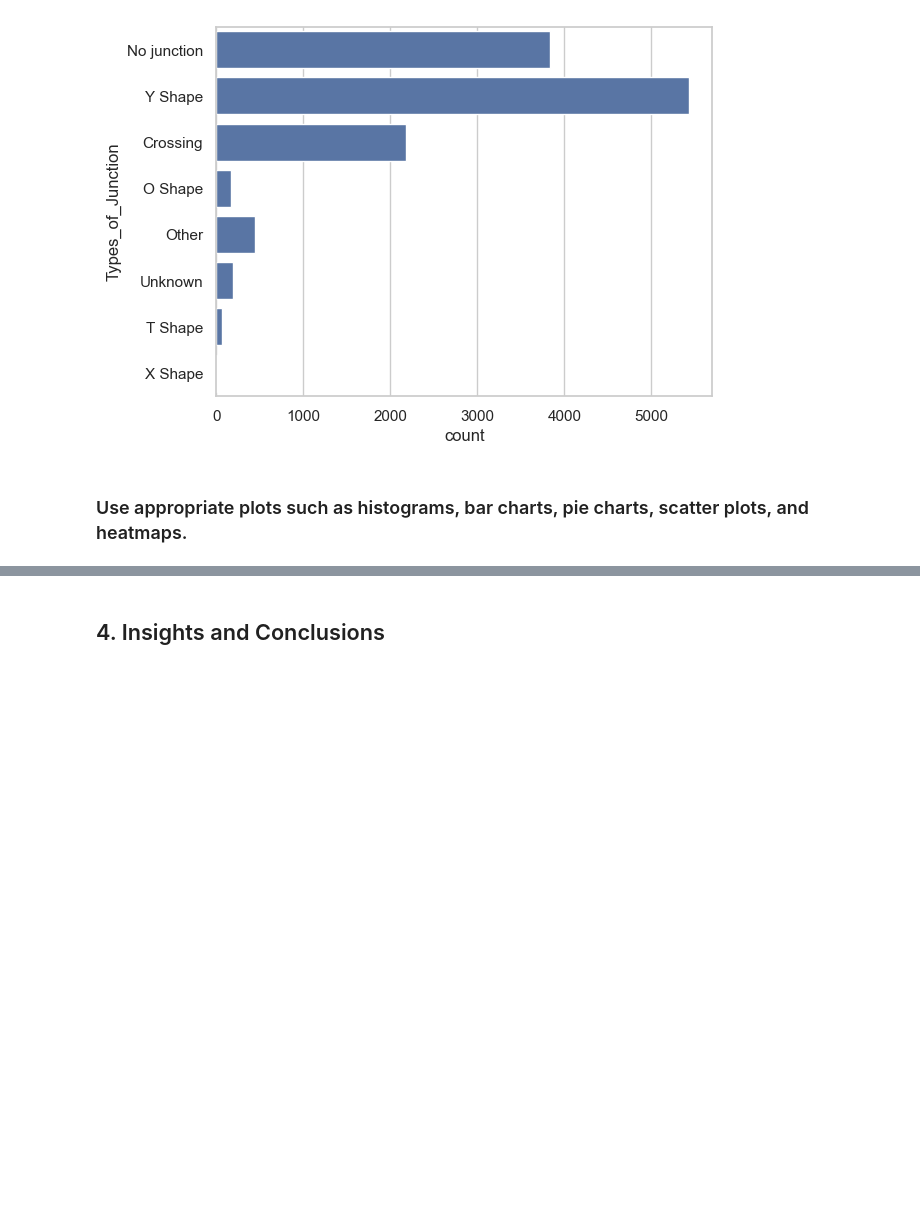
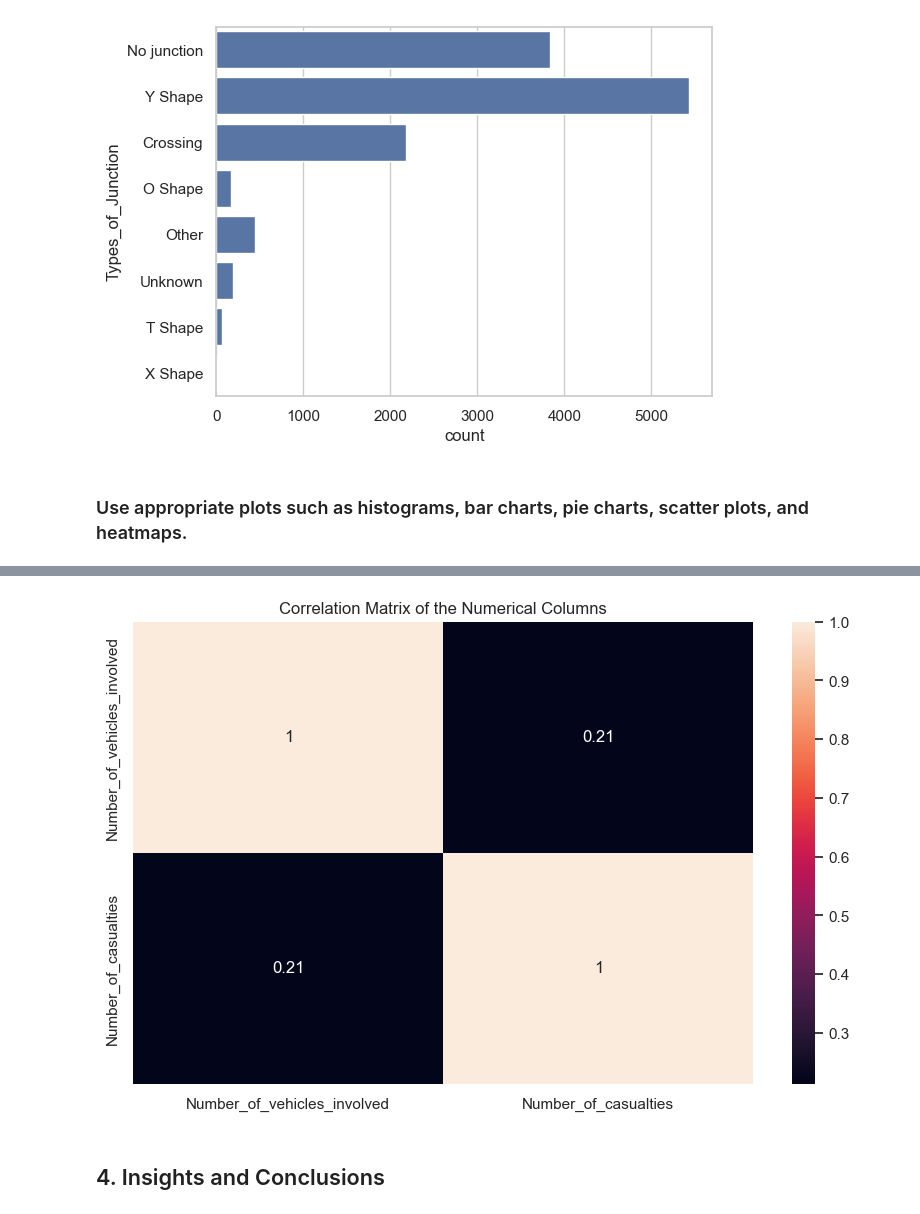
Before and after one commit to TariqAlhathloul/T55_DataScienceBootCamp, a Jupyter notebook: Tasks/Task (1) Week 1.ipynb, the cells around one changed output, grey strips where cells are left out. Drawn from its saved outputs; the diff is of its cells as text; code cells hidden in the pictures; blank space fills up the shorter version.

```diff
--- a/Tasks/Task (1) Week 1.ipynb
+++ b/Tasks/Task (1) Week 1.ipynb
@@ -238,3 +283,12 @@ plt.show()
+# %%
+# Heatmap for correlation matrix
+correlation_matrix_df = updated_df[['Number_of_vehicles_involved','Number_of_casualties']].corr()
+plt.figure(figsize=(10,6))
+sns.heatmap(correlation_matrix_df, annot=True)
+plt.title('Correlation Matrix of the Numerical Columns')
+plt.show()
+# %% [output]
+[figure, added]
 # %% [markdown]
 ## 4. Insights and Conclusions
 # %% [markdown]
```
Also changed, not shown: parts of 12 cells of this notebook, 1 other file.
